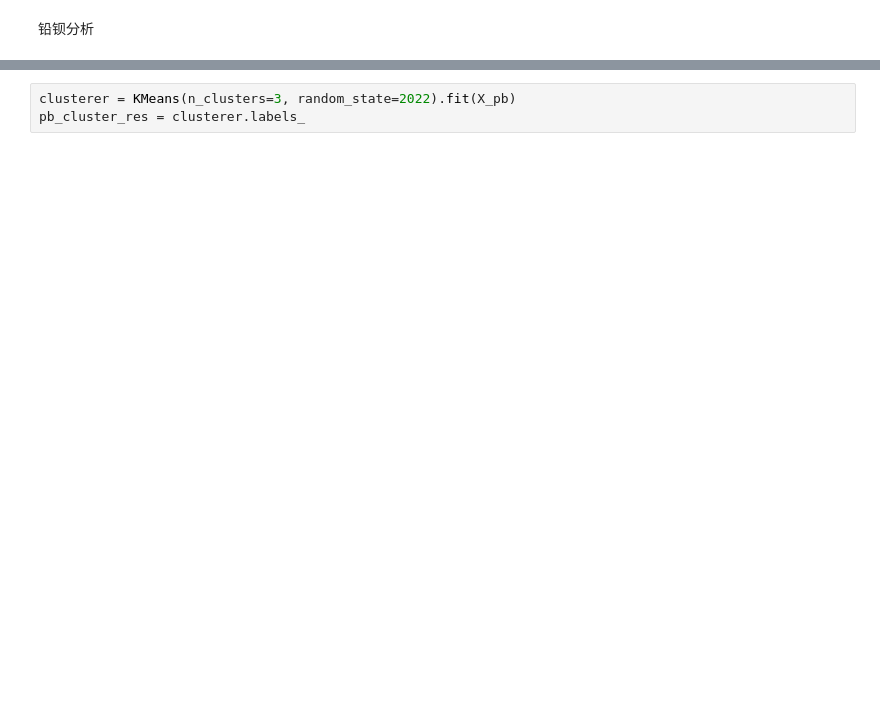
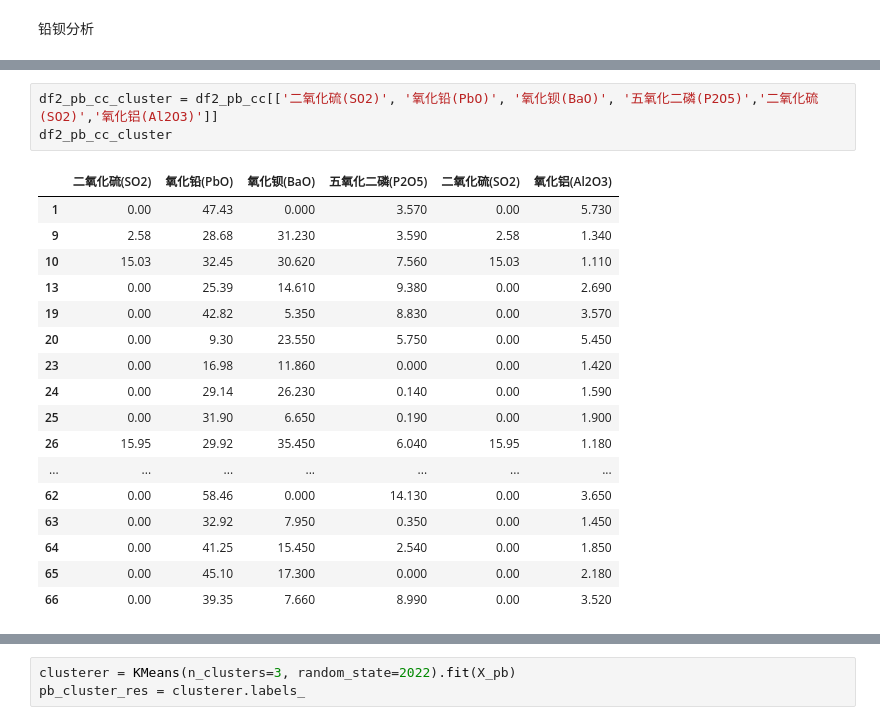
Before and after one commit to SunDocker/MCM, a Jupyter notebook: 2022C/question2.ipynb, the cells around one changed output, grey strips where cells are left out. Drawn from its saved outputs; the diff is of its cells as text; blank space fills up the shorter version.

```diff
--- a/2022C/question2.ipynb
+++ b/2022C/question2.ipynb
@@ -431,3 +499,24 @@ df2_pb_cc_cluster
+# %%
+df2_pb_cc_cluster = df2_pb_cc[['二氧化硫(SO2)', '氧化铅(PbO)', '氧化钡(BaO)', '五氧化二磷(P2O5)','二氧化硫(SO2)','氧化铝(Al2O3)']]
+df2_pb_cc_cluster
+# %% [output]
+|  | 二氧化硫(SO2) | 氧化铅(PbO) | 氧化钡(BaO) | 五氧化二磷(P2O5) | 二氧化硫(SO2) | 氧化铝(Al2O3) |
+| 1 | 0.00 | 47.43 | 0.000 | 3.570 | 0.00 | 5.730 |
+| 9 | 2.58 | 28.68 | 31.230 | 3.590 | 2.58 | 1.340 |
+| 10 | 15.03 | 32.45 | 30.620 | 7.560 | 15.03 | 1.110 |
+| 13 | 0.00 | 25.39 | 14.610 | 9.380 | 0.00 | 2.690 |
+| 19 | 0.00 | 42.82 | 5.350 | 8.830 | 0.00 | 3.570 |
+| 20 | 0.00 | 9.30 | 23.550 | 5.750 | 0.00 | 5.450 |
+| 23 | 0.00 | 16.98 | 11.860 | 0.000 | 0.00 | 1.420 |
+| 24 | 0.00 | 29.14 | 26.230 | 0.140 | 0.00 | 1.590 |
+| 25 | 0.00 | 31.90 | 6.650 | 0.190 | 0.00 | 1.900 |
+| 26 | 15.95 | 29.92 | 35.450 | 6.040 | 15.95 | 1.180 |
+| ... | ... | ... | ... | ... | ... | ... |
+| 62 | 0.00 | 58.46 | 0.000 | 14.130 | 0.00 | 3.650 |
+| 63 | 0.00 | 32.92 | 7.950 | 0.350 | 0.00 | 1.450 |
+| 64 | 0.00 | 41.25 | 15.450 | 2.540 | 0.00 | 1.850 |
+| 65 | 0.00 | 45.10 | 17.300 | 0.000 | 0.00 | 2.180 |
+| 66 | 0.00 | 39.35 | 7.660 | 8.990 | 0.00 | 3.520 |
 # %%
 # 包装成一个大循环
 from sklearn.cluster import KMeans
```
Also changed, not shown: parts of 19 cells of this notebook, 2 other files.
